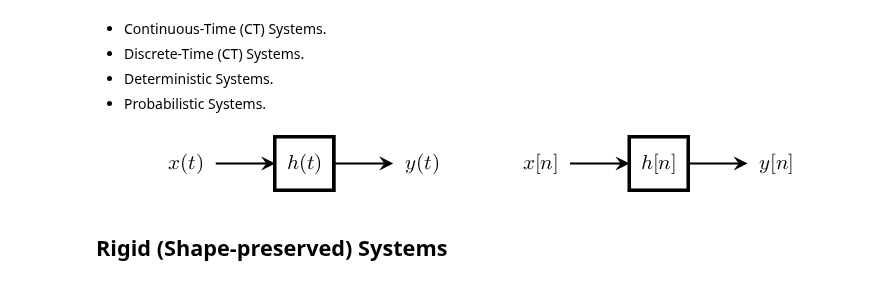
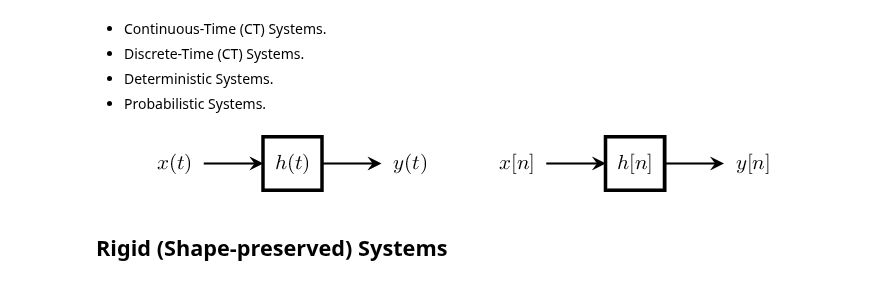
Before and after one commit to tmquan/ivcl, a Jupyter notebook: _sources/courses/dsp/systems.ipynb, the cells around one changed output. Drawn from its saved outputs; the diff is of its cells as text; code cells hidden in the pictures.

```diff
--- a/_sources/courses/dsp/systems.ipynb
+++ b/_sources/courses/dsp/systems.ipynb
@@ -96,23 +96,23 @@ def mpl_axes_step(axes, expr, xrange, **kwargs):
 # %%
 # HIDE/SHOW
 Circuit("""
 S1 box; l=, right=0.2, aspect=1.1, draw=white
 S2 box; l=$x(t)$, right=0.5, aspect=1.1, draw=white
 S3 box; l=$h(t)$, right=0.5, aspect=1.1, draw=black
 S4 box; l=$y(t)$, right=0.5, aspect=1.1, draw=white
 S5 box; l=$x[n]$, right=0.5, aspect=1.1, draw=white
 S6 box; l=$h[n]$, right=0.5, aspect=1.1, draw=black
 S7 box; l=$y[n]$, right=0.5, aspect=1.1, draw=white
-W S1.e S2.w; right=0.3, endarrow=stealth, color=white
+W S1.e S2.w; right=0.2, endarrow=stealth, color=white
 W S2.e S3.w; right=0.5, endarrow=stealth, color=black
 W S3.e S4.w; right=0.5, endarrow=stealth, color=black
-W S4.e S5.w; right=0.5, endarrow=stealth, color=white
+W S4.e S5.w; right=0.4, endarrow=stealth, color=white
 W S5.e S6.w; right=0.5, endarrow=stealth, color=black
 W S6.e S7.w; right=0.5, endarrow=stealth, color=black
 ; label_nodes=false, scale=0.5
 """).draw()
 # %% [output]
-[figure, old version]
+[figure, new version]
 # %% [markdown]
 ## Rigid (Shape-preserved) Systems
 # %%
```
Also changed, not shown: 6 other files.
